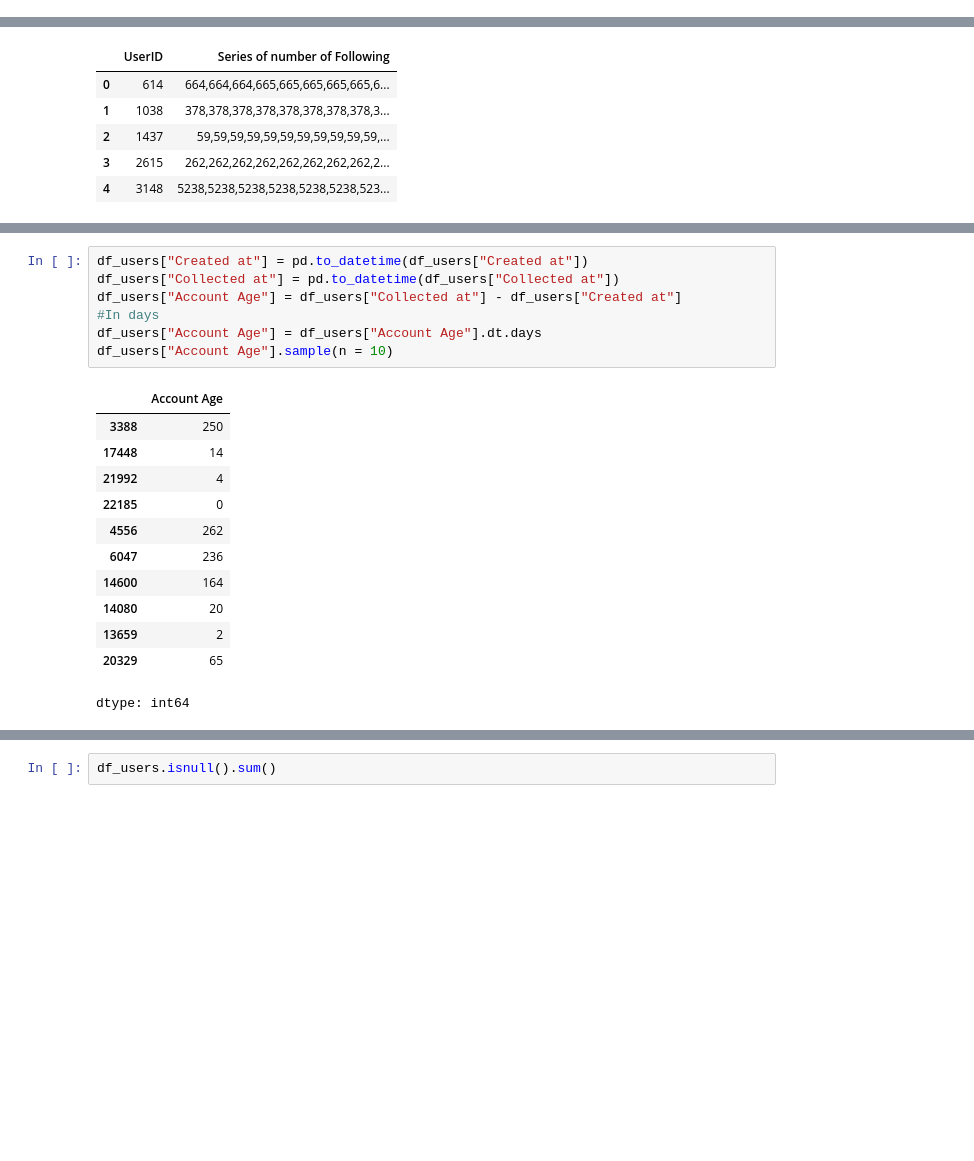
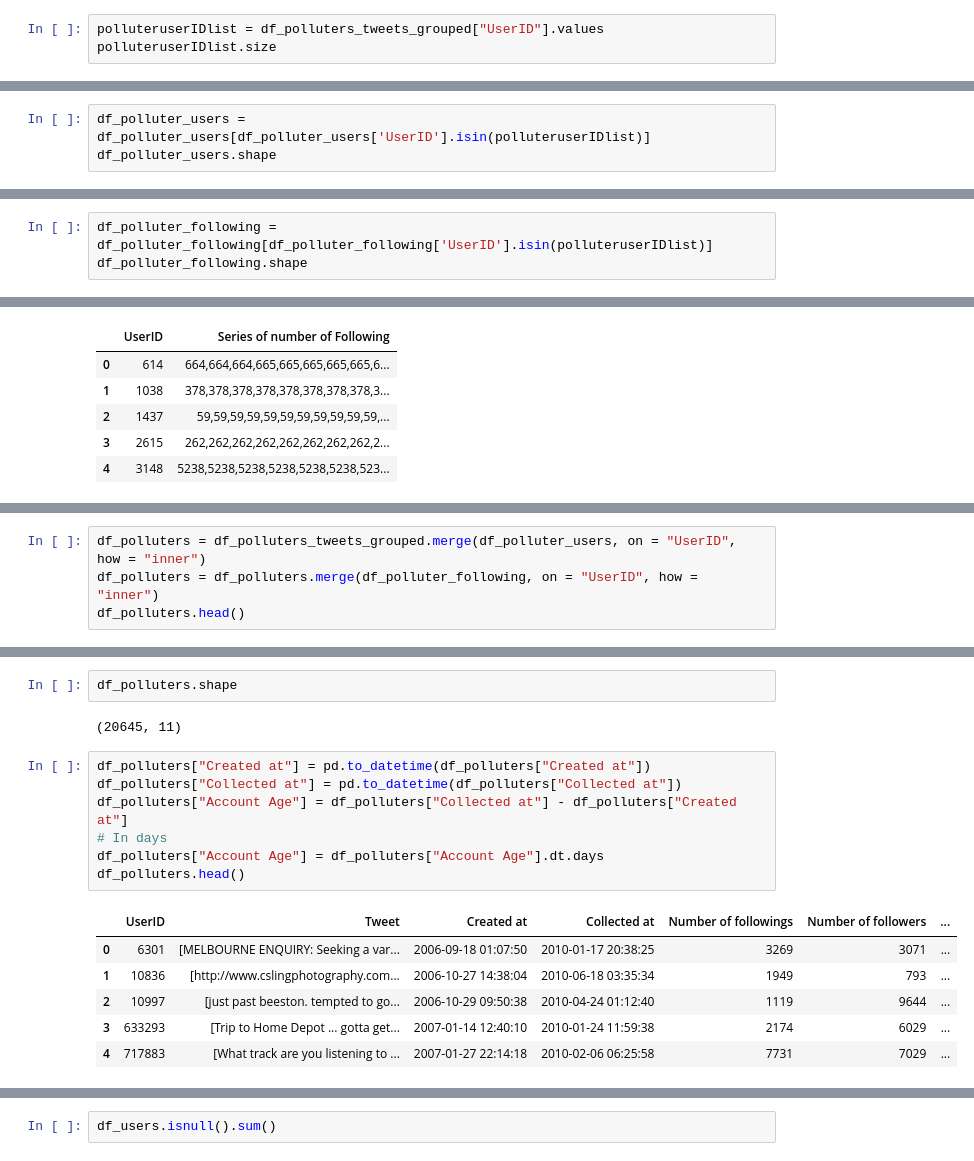
Before and after one commit to rohitkhadka1/SocialHoneyPotAnalyzer, a Jupyter notebook: Twitter_User_Analysis.ipynb, the cells around one changed output, grey strips where cells are left out. Drawn from its saved outputs; the diff is of its cells as text; blank space fills up the shorter version.

Commit message:
Changed the format of dataframe concatenation

```diff
--- a/Twitter_User_Analysis.ipynb
+++ b/Twitter_User_Analysis.ipynb
@@ -43,0 +62,3 @@ Mounted at /content/drive
+# %%
+polluteruserIDlist = df_polluters_tweets_grouped["UserID"].values
+polluteruserIDlist.size
@@ -60,0 +117,3 @@ df_polluter_users.head()
+# %%
+df_polluter_users = df_polluter_users[df_polluter_users['UserID'].isin(polluteruserIDlist)]
+df_polluter_users.shape
@@ -75,3 +136,6 @@ df_polluter_following.head()
 | 2 | 10997 | 1119,1119,999,999,1050,1170,1071,... |
 | 3 | 633293 | 2174,2651,2676,2674,2673,2673,267... |
 | 4 | 717883 | 7731,7737,7737,7741,7741,7741,774... |
+# %%
+df_polluter_following = df_polluter_following[df_polluter_following['UserID'].isin(polluteruserIDlist)]
+df_polluter_following.shape
@@ -167,0 +217,4 @@ Unique Users after removing duplicates: 41455
+# %%
+df_polluters = df_polluters_tweets_grouped.merge(df_polluter_users, on = "UserID", how = "inner")
+df_polluters = df_polluters.merge(df_polluter_following, on = "UserID", how = "inner")
+df_polluters.head()
@@ -168,20 +228,18 @@ Unique Users after removing duplicates: 41455
+# %%
+df_polluters.shape
+# %% [output]
+(20645, 11)
 # %%
-df_users["Created at"] = pd.to_datetime(df_users["Created at"])
-df_users["Collected at"] = pd.to_datetime(df_users["Collected at"])
-df_users["Account Age"] = df_users["Collected at"] - df_users["Created at"]
-#In days
-df_users["Account Age"] = df_users["Account Age"].dt.days
-df_users["Account Age"].sample(n = 10)
+df_polluters["Created at"] = pd.to_datetime(df_polluters["Created at"])
+df_polluters["Collected at"] = pd.to_datetime(df_polluters["Collected at"])
+df_polluters["Account Age"] = df_polluters["Collected at"] - df_polluters["Created at"]
+# In days
+df_polluters["Account Age"] = df_polluters["Account Age"].dt.days
+df_polluters.head()
 # %% [output]
-|  | Account Age |
-| 3388 | 250 |
-| 17448 | 14 |
-| 21992 | 4 |
-| 22185 | 0 |
-| 4556 | 262 |
-| 6047 | 236 |
-| 14600 | 164 |
-| 14080 | 20 |
-| 13659 | 2 |
-| 20329 | 65 |
+|  | UserID | Tweet | Created at | Collected at | Number of followings | Number of followers | ... |
+| 0 | 6301 | [MELBOURNE ENQUIRY: Seeking a var... | 2006-09-18 01:07:50 | 2010-01-17 20:38:25 | 3269 | 3071 | ... |
+| 1 | 10836 | [http://www.cslingphotography.com... | 2006-10-27 14:38:04 | 2010-06-18 03:35:34 | 1949 | 793 | ... |
+| 2 | 10997 | [just past beeston. tempted to go... | 2006-10-29 09:50:38 | 2010-04-24 01:12:40 | 1119 | 9644 | ... |
+| 3 | 633293 | [Trip to Home Depot ... gotta get... | 2007-01-14 12:40:10 | 2010-01-24 11:59:38 | 2174 | 6029 | ... |
+| 4 | 717883 | [What track are you listening to ... | 2007-01-27 22:14:18 | 2010-02-06 06:25:58 | 7731 | 7029 | ... |
-dtype: int64
```
Also changed, not shown: parts of 31 cells of this notebook.
